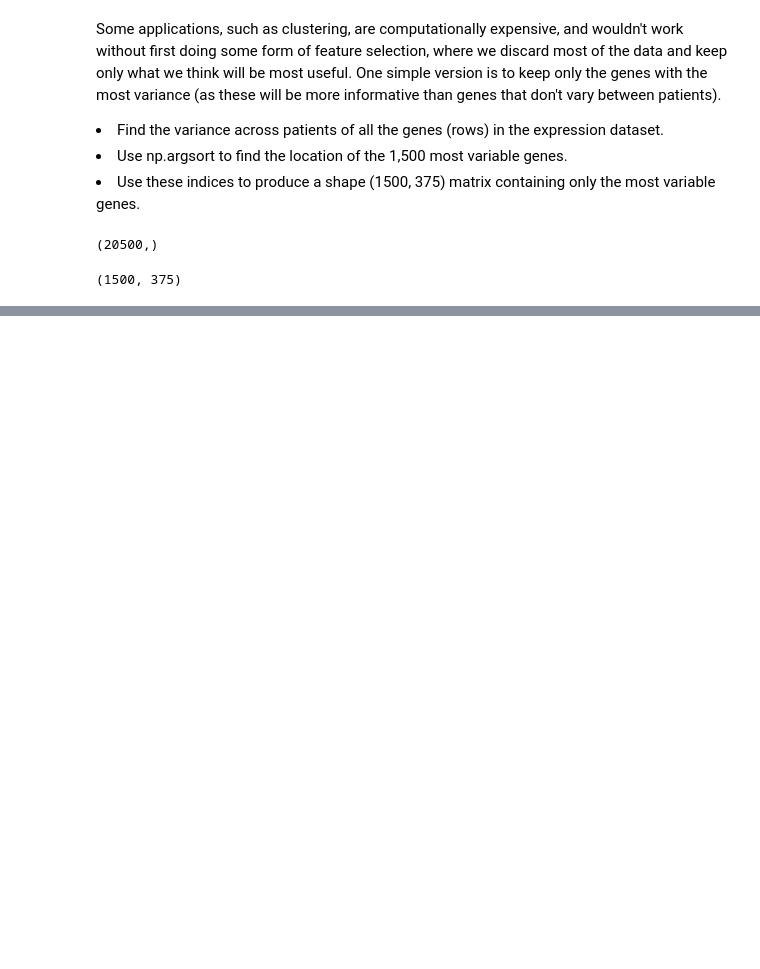
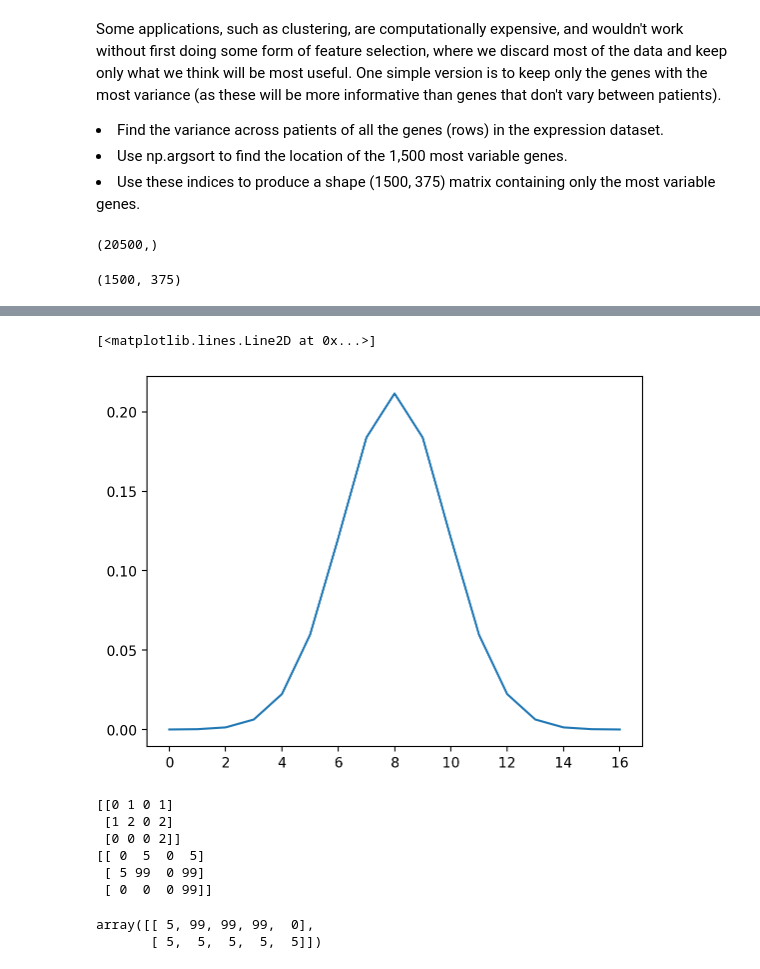
Before and after one commit to realfaiq/100-Days-of-Python, a Jupyter notebook: Data-Preprocessing/Numeric Python/Advanced/1- Advanced NumPy - Scipy.ipynb, the cells around one changed output, grey strips where cells are left out. Cells and saved outputs as stored; diff of their text form; code cells hidden in the pictures; blank space fills up the shorter version.

```diff
--- a/Data-Preprocessing/Numeric Python/Advanced/1- Advanced NumPy - Scipy.ipynb
+++ b/Data-Preprocessing/Numeric Python/Advanced/1- Advanced NumPy - Scipy.ipynb
@@ -276,0 +620,8 @@ most_variable_data.shape
+# %%
+weight = np.exp(-(np.arange(-8, 9) / (8/3))**2)
+weight /= np.sum(weight)  ## ensure overall intensity of signal doesn't change
+fig, ax = plt.subplots()
+ax.plot(weight)
+# %% [output]
+[<matplotlib.lines.Line2D at 0x...>]
+[figure, added]
@@ -276,0 +641,17 @@ most_variable_data.shape
+# %%
+values = np.array([0, 5, 99])
+selector = np.random.randint(0, 3, size=(3, 4))
+print(selector)
+print(values[selector])
+# %% [output]
+[[0 1 0 1]
+ [1 2 0 2]
+ [0 0 0 2]]
+[[ 0  5  0  5]
+ [ 5 99  0 99]
+ [ 0  0  0 99]]
+# %%
+values[np.array([[1, 2, 2, 2, 0], [1, 1, 1, 1, 1]])]
+# %% [output]
+array([[ 5, 99, 99, 99,  0],
+       [ 5,  5,  5,  5,  5]])
```
Also changed, not shown: parts of 68 cells of this notebook.
